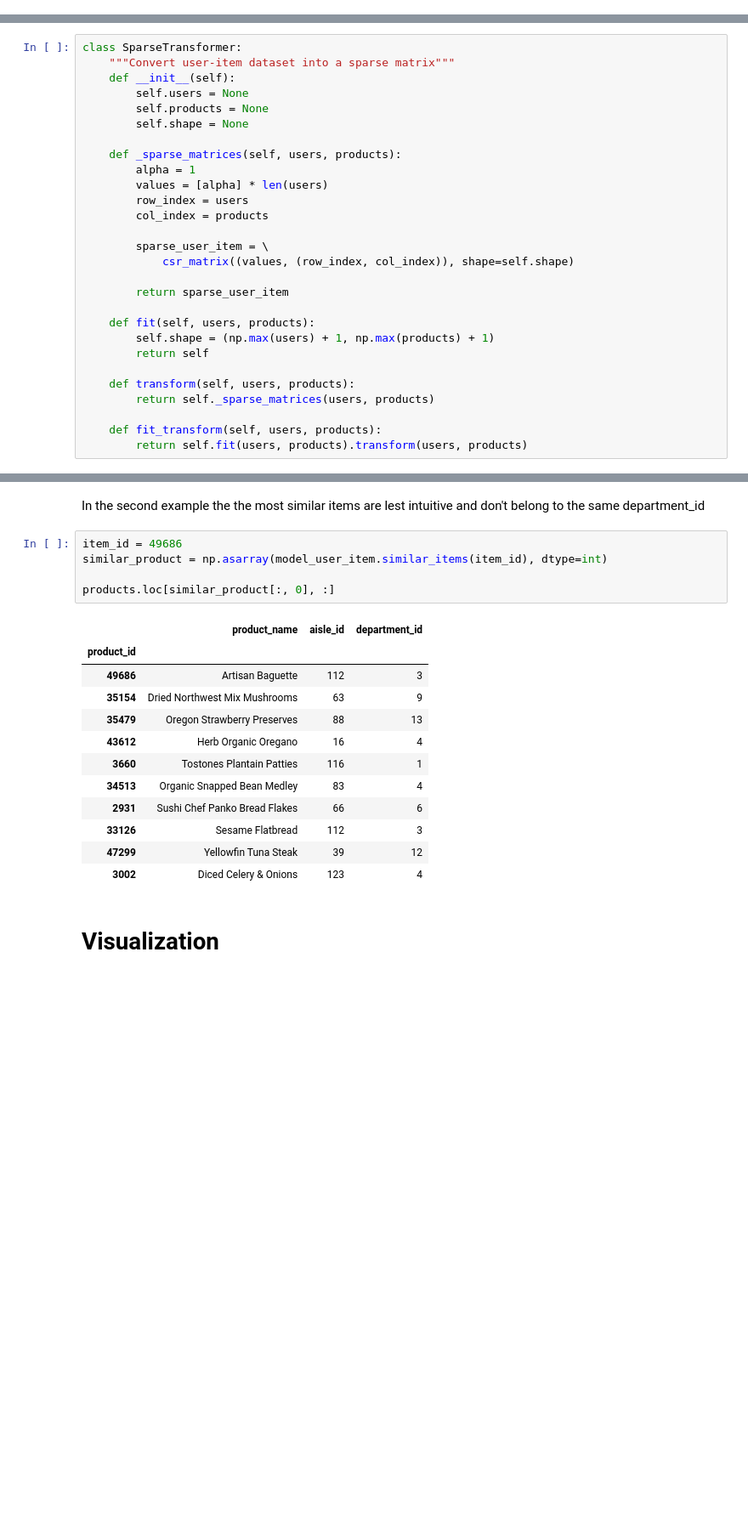
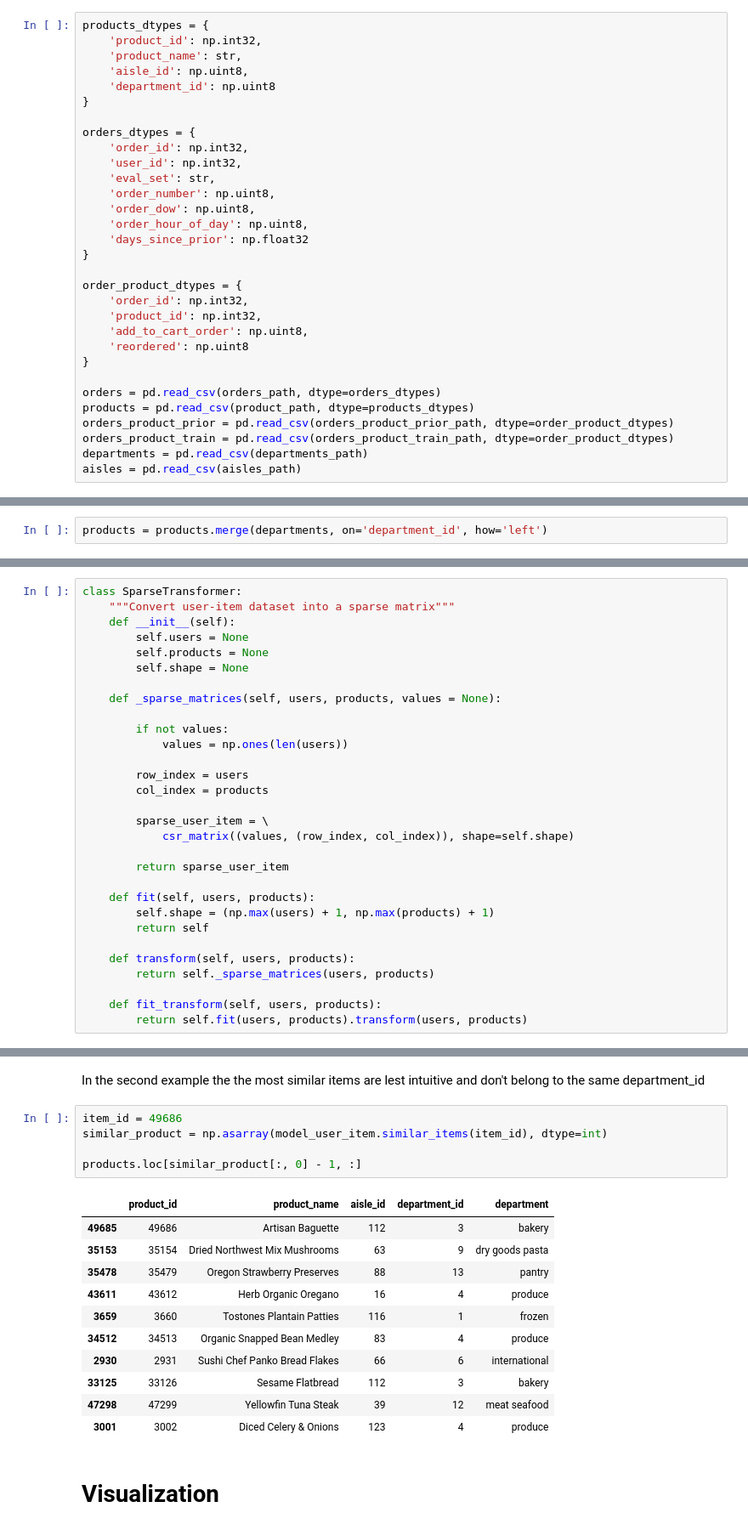
Before and after one commit to AlphaLabsUY/recsys, a Jupyter notebook: recommendation_system_instacart.ipynb, the cells around one changed output, grey strips where cells are left out. Shown at 85% size. Cells and saved outputs as stored; diff of their text form; blank space fills up the shorter version.

```diff
--- a/recommendation_system_instacart.ipynb
+++ b/recommendation_system_instacart.ipynb
@@ -60,2 +63,33 @@ products.set_index('product_id', inplace=True)
+# %%
+products_dtypes = {
+    'product_id': np.int32,
+    'product_name': str,
+    'aisle_id': np.uint8,
+    'department_id': np.uint8
+}
+
+orders_dtypes = {
+    'order_id': np.int32,
+    'user_id': np.int32,
+    'eval_set': str,
+    'order_number': np.uint8,
+    'order_dow': np.uint8,
+    'order_hour_of_day': np.uint8,
+    'days_since_prior': np.float32
+}
+
+order_product_dtypes = {
+    'order_id': np.int32,
+    'product_id': np.int32,
+    'add_to_cart_order': np.uint8,
+    'reordered': np.uint8
+}
+
+orders = pd.read_csv(orders_path, dtype=orders_dtypes)
+products = pd.read_csv(product_path, dtype=products_dtypes)
+orders_product_prior = pd.read_csv(orders_product_prior_path, dtype=order_product_dtypes)
+orders_product_train = pd.read_csv(orders_product_train_path, dtype=order_product_dtypes)
+departments = pd.read_csv(departments_path)
+aisles = pd.read_csv(aisles_path)
 # %% [markdown]
 # Exploratory Data Analysis
@@ -62,5 +126,7 @@ products.set_index('product_id', inplace=True)
 # %% [markdown]
 ## Products
+# %%
+products = products.merge(departments, on='department_id', how='left')
 # %%
 products.shape
 # %% [output]
@@ -211,9 +397,11 @@ class SparseTransformer:
         self.products = None
         self.shape = None
 
-    def _sparse_matrices(self, users, products):
-        alpha = 1
-        values = [alpha] * len(users)
+    def _sparse_matrices(self, users, products, values = None):
+
+        if not values:
+            values = np.ones(len(users))
+
         row_index = users
         col_index = products
 
@@ -396,21 +580,20 @@ In the second example the the most similar items are lest intuitive and don't be
 # %%
 item_id = 49686
 similar_product = np.asarray(model_user_item.similar_items(item_id), dtype=int)
 
-products.loc[similar_product[:, 0], :]
+products.loc[similar_product[:, 0] - 1, :]
 # %% [output]
-|  | product_name | aisle_id | department_id |
-| product_id |  |  |  |
-| 49686 | Artisan Baguette | 112 | 3 |
-| 35154 | Dried Northwest Mix Mushrooms | 63 | 9 |
-| 35479 | Oregon Strawberry Preserves | 88 | 13 |
-| 43612 | Herb Organic Oregano | 16 | 4 |
-| 3660 | Tostones Plantain Patties | 116 | 1 |
-| 34513 | Organic Snapped Bean Medley | 83 | 4 |
-| 2931 | Sushi Chef Panko Bread Flakes | 66 | 6 |
-| 33126 | Sesame Flatbread | 112 | 3 |
-| 47299 | Yellowfin Tuna Steak | 39 | 12 |
-| 3002 | Diced Celery & Onions | 123 | 4 |
+|  | product_id | product_name | aisle_id | department_id | department |
+| 49685 | 49686 | Artisan Baguette | 112 | 3 | bakery |
+| 35153 | 35154 | Dried Northwest Mix Mushrooms | 63 | 9 | dry goods pasta |
+| 35478 | 35479 | Oregon Strawberry Preserves | 88 | 13 | pantry |
+| 43611 | 43612 | Herb Organic Oregano | 16 | 4 | produce |
+| 3659 | 3660 | Tostones Plantain Patties | 116 | 1 | frozen |
+| 34512 | 34513 | Organic Snapped Bean Medley | 83 | 4 | produce |
+| 2930 | 2931 | Sushi Chef Panko Bread Flakes | 66 | 6 | international |
+| 33125 | 33126 | Sesame Flatbread | 112 | 3 | bakery |
+| 47298 | 47299 | Yellowfin Tuna Steak | 39 | 12 | meat seafood |
+| 3001 | 3002 | Diced Celery & Onions | 123 | 4 | produce |
 # %% [markdown]
 # Visualization
 # %% [markdown]
```
Also changed, not shown: parts of 47 cells of this notebook.
